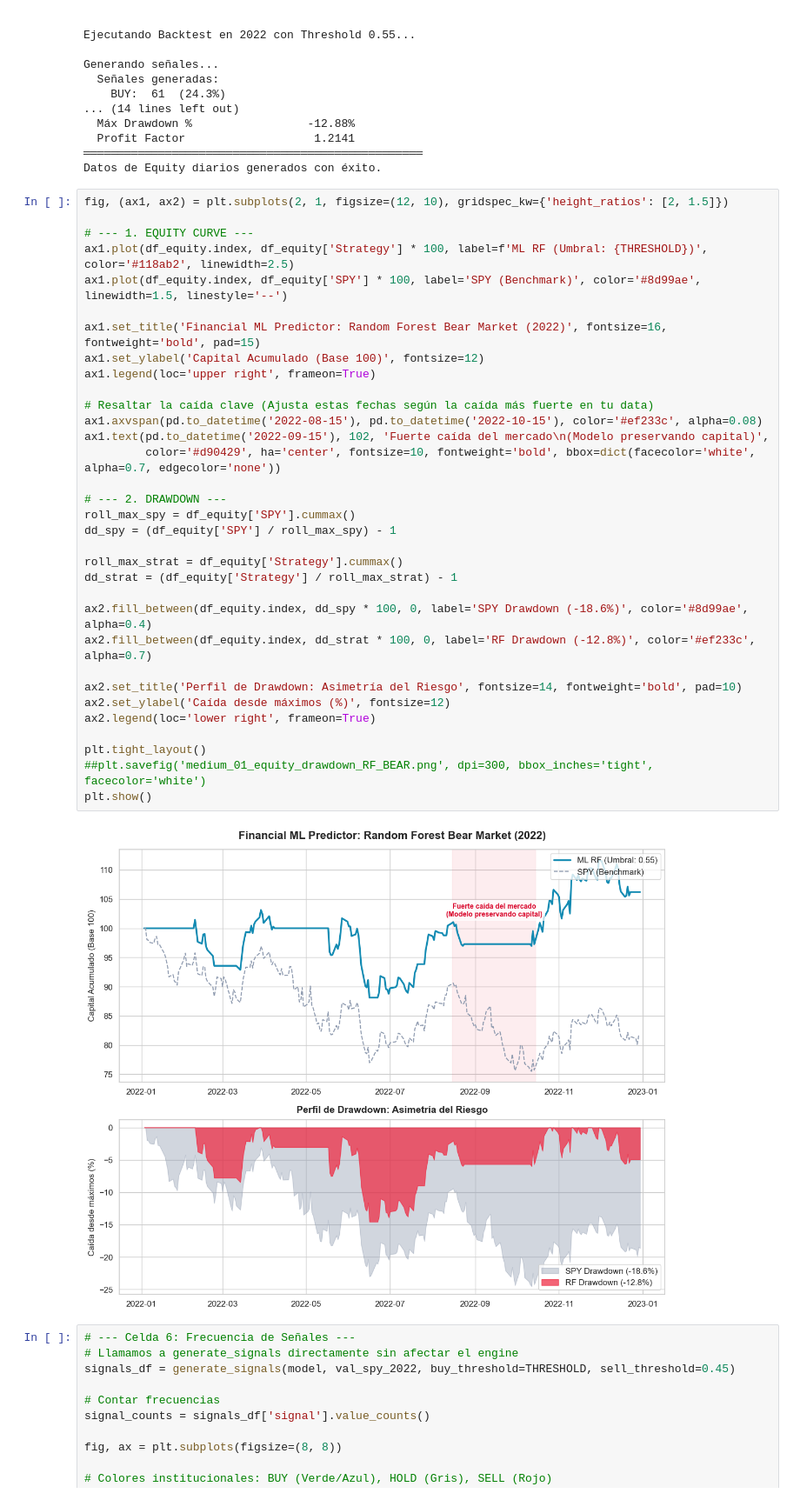
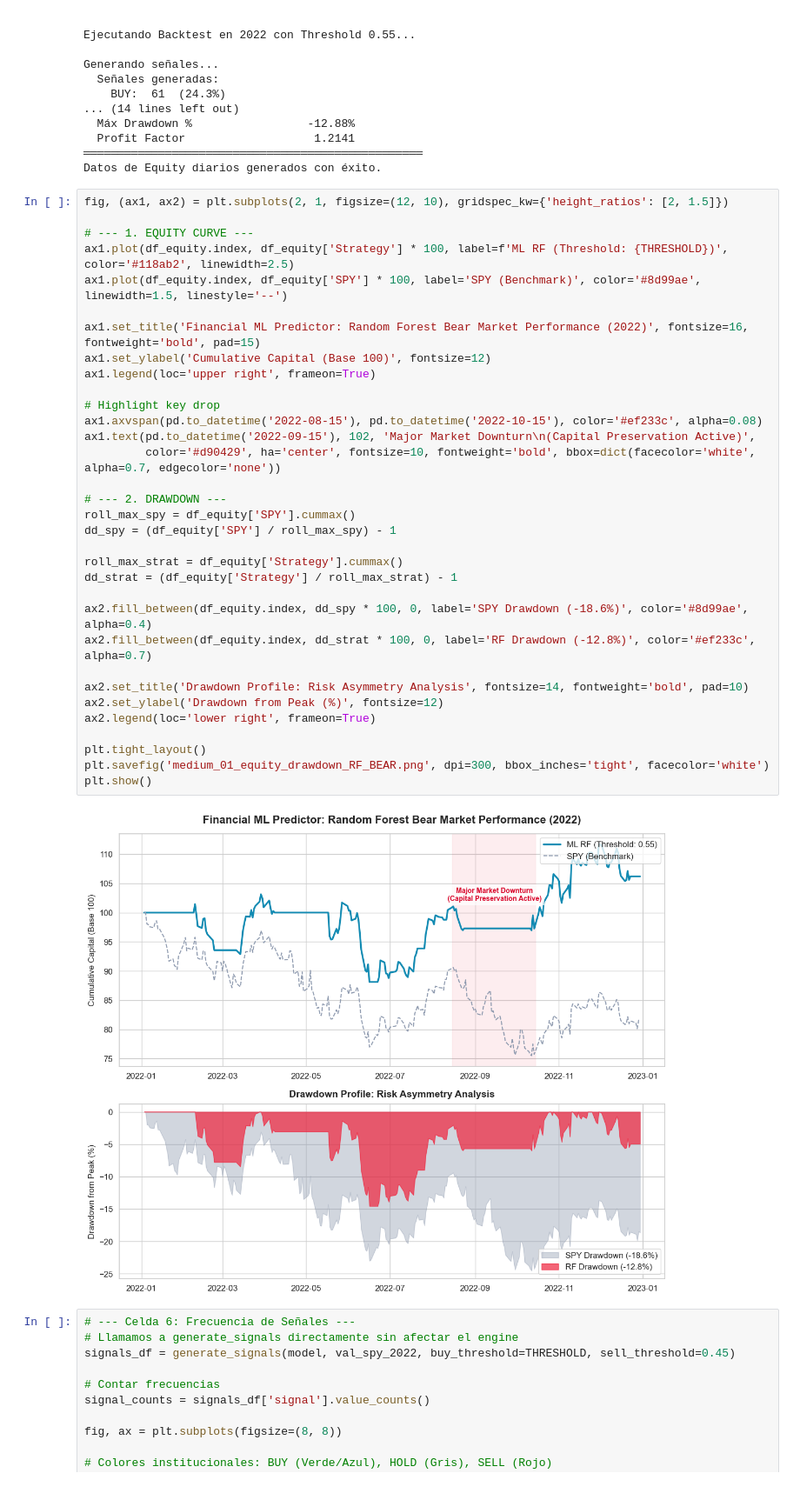
Before and after one commit to pablogarcia1/ml-financial-predictor, a Jupyter notebook: notebooks/visuals.ipynb, the cells around one changed output. Shown at 87% size. Saved outputs shown, nothing was run; the diff lists cells and outputs as text.

```diff
--- a/notebooks/visuals.ipynb
+++ b/notebooks/visuals.ipynb
@@ -100,38 +100,38 @@ Datos de Equity diarios generados con éxito.
 # %%
 fig, (ax1, ax2) = plt.subplots(2, 1, figsize=(12, 10), gridspec_kw={'height_ratios': [2, 1.5]})
 
 # --- 1. EQUITY CURVE ---
-ax1.plot(df_equity.index, df_equity['Strategy'] * 100, label=f'ML RF (Umbral: {THRESHOLD})', color='#118ab2', linewidth=2.5)
+ax1.plot(df_equity.index, df_equity['Strategy'] * 100, label=f'ML RF (Threshold: {THRESHOLD})', color='#118ab2', linewidth=2.5)
 ax1.plot(df_equity.index, df_equity['SPY'] * 100, label='SPY (Benchmark)', color='#8d99ae', linewidth=1.5, linestyle='--')
 
-ax1.set_title('Financial ML Predictor: Random Forest Bear Market (2022)', fontsize=16, fontweight='bold', pad=15)
-ax1.set_ylabel('Capital Acumulado (Base 100)', fontsize=12)
+ax1.set_title('Financial ML Predictor: Random Forest Bear Market Performance (2022)', fontsize=16, fontweight='bold', pad=15)
+ax1.set_ylabel('Cumulative Capital (Base 100)', fontsize=12)
 ax1.legend(loc='upper right', frameon=True)
 
-# Resaltar la caída clave (Ajusta estas fechas según la caída más fuerte en tu data)
+# Highlight key drop
 ax1.axvspan(pd.to_datetime('2022-08-15'), pd.to_datetime('2022-10-15'), color='#ef233c', alpha=0.08)
-ax1.text(pd.to_datetime('2022-09-15'), 102, 'Fuerte caída del mercado\n(Modelo preservando capital)',
+ax1.text(pd.to_datetime('2022-09-15'), 102, 'Major Market Downturn\n(Capital Preservation Active)',
          color='#d90429', ha='center', fontsize=10, fontweight='bold', bbox=dict(facecolor='white', alpha=0.7, edgecolor='none'))
 
 # --- 2. DRAWDOWN ---
 roll_max_spy = df_equity['SPY'].cummax()
 dd_spy = (df_equity['SPY'] / roll_max_spy) - 1
 
 roll_max_strat = df_equity['Strategy'].cummax()
 dd_strat = (df_equity['Strategy'] / roll_max_strat) - 1
 
 ax2.fill_between(df_equity.index, dd_spy * 100, 0, label='SPY Drawdown (-18.6%)', color='#8d99ae', alpha=0.4)
 ax2.fill_between(df_equity.index, dd_strat * 100, 0, label='RF Drawdown (-12.8%)', color='#ef233c', alpha=0.7)
 
-ax2.set_title('Perfil de Drawdown: Asimetría del Riesgo', fontsize=14, fontweight='bold', pad=10)
-ax2.set_ylabel('Caída desde máximos (%)', fontsize=12)
+ax2.set_title('Drawdown Profile: Risk Asymmetry Analysis', fontsize=14, fontweight='bold', pad=10)
+ax2.set_ylabel('Drawdown from Peak (%)', fontsize=12)
 ax2.legend(loc='lower right', frameon=True)
 
 plt.tight_layout()
-##plt.savefig('medium_01_equity_drawdown_RF_BEAR.png', dpi=300, bbox_inches='tight', facecolor='white')
+plt.savefig('medium_01_equity_drawdown_RF_BEAR.png', dpi=300, bbox_inches='tight', facecolor='white')
 plt.show()
 # %% [output]
-[figure, old version]
+[figure, new version]
 # %%
 # --- Celda 6: Frecuencia de Señales ---
 # Llamamos a generate_signals directamente sin afectar el engine
```
Also changed, not shown: parts of 2 cells of this notebook, 5 other files.
